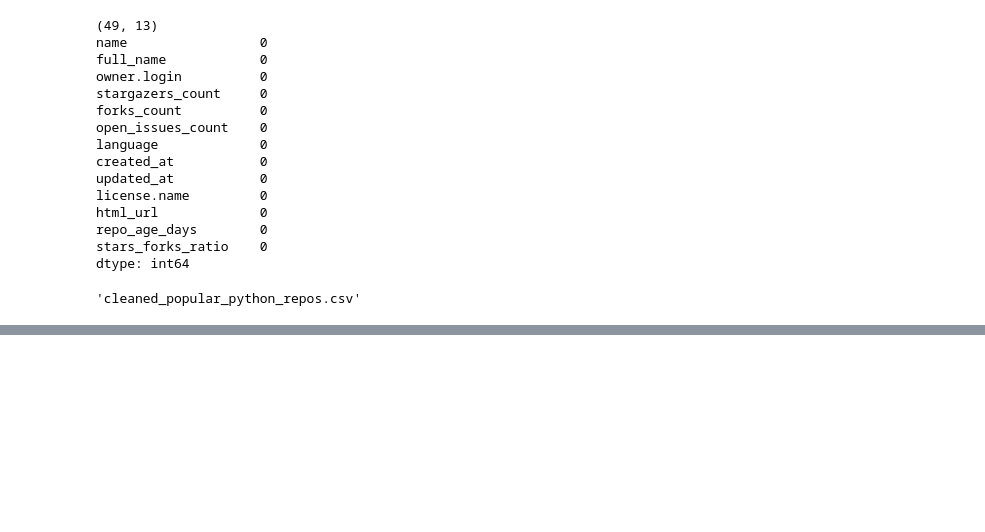
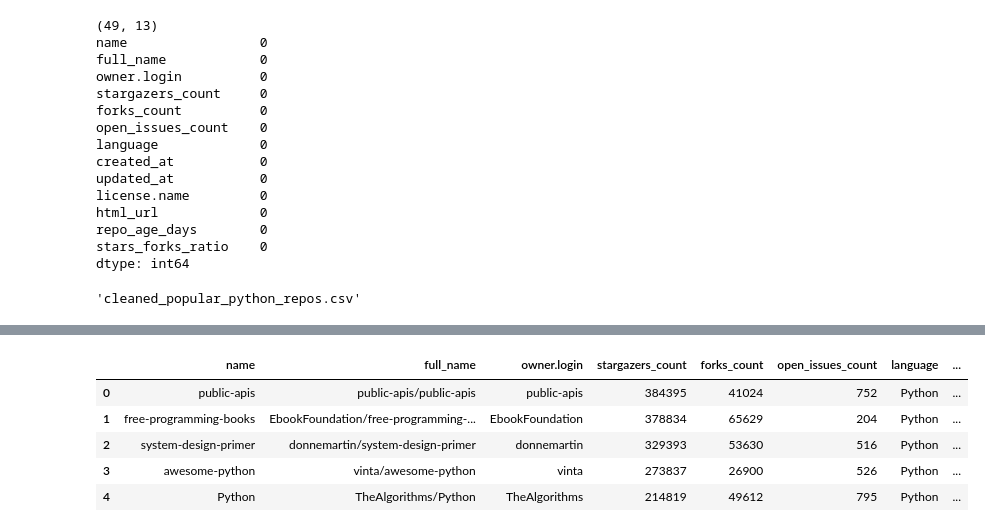
Before and after one commit to akberanwer1234/programming_and_analysis_ca2, a Jupyter notebook: experiments.ipynb, the cells around one changed output, grey strips where cells are left out. Saved outputs shown, nothing was run; the diff lists cells and outputs as text; code cells hidden in the pictures; blank space fills up the shorter version.

```diff
--- a/experiments.ipynb
+++ b/experiments.ipynb
@@ -192,0 +237,13 @@ output_file
+# %%
+high_popularity = df_clean[
+    df_clean["popularity_level"].isin(["High", "Very High"])
+]
+
+high_popularity.head()
+# %% [output]
+|  | name | full_name | owner.login | stargazers_count | forks_count | open_issues_count | language | ... |
+| 0 | public-apis | public-apis/public-apis | public-apis | 384395 | 41024 | 752 | Python | ... |
+| 1 | free-programming-books | EbookFoundation/free-programming-... | EbookFoundation | 378834 | 65629 | 204 | Python | ... |
+| 2 | system-design-primer | donnemartin/system-design-primer | donnemartin | 329393 | 53630 | 516 | Python | ... |
+| 3 | awesome-python | vinta/awesome-python | vinta | 273837 | 26900 | 526 | Python | ... |
+| 4 | Python | TheAlgorithms/Python | TheAlgorithms | 214819 | 49612 | 795 | Python | ... |
```
Also changed, not shown: parts of 9 cells of this notebook, 1 other file.
